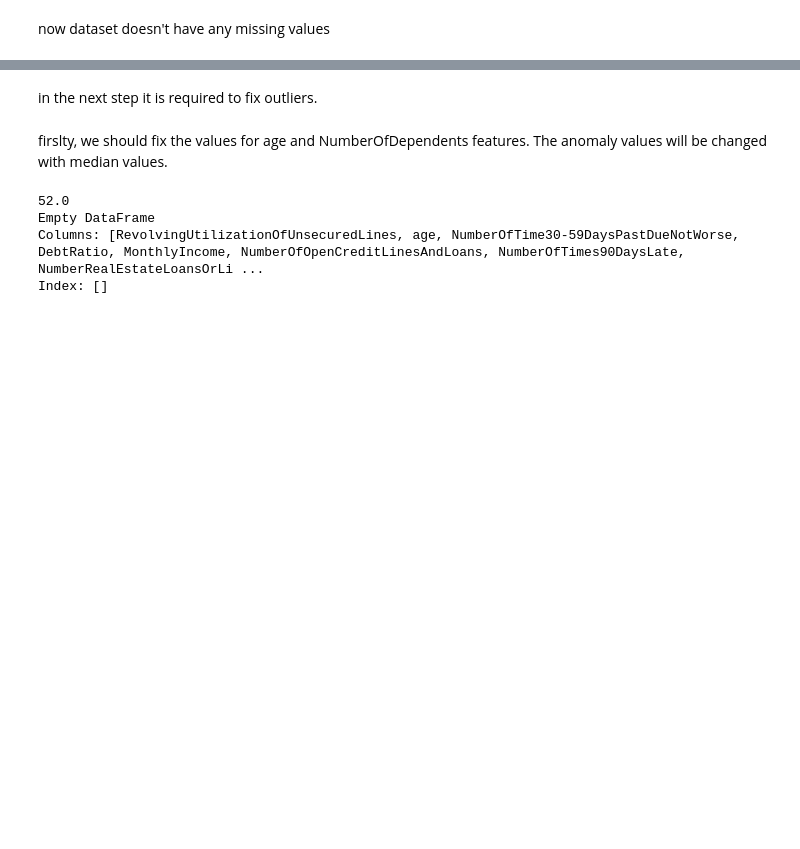
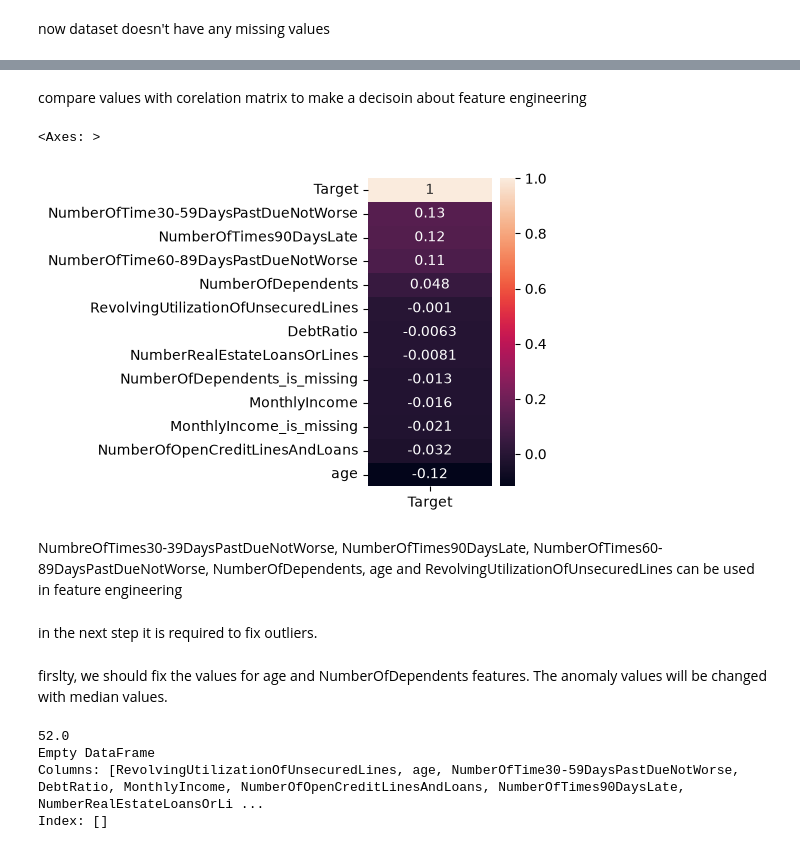
Before and after one commit to coretlwww/credit-risk-prediction, a Jupyter notebook: notebooks/02_preprocessing.ipynb, the cells around one changed output, grey strips where cells are left out. Saved outputs shown, nothing was run; the diff lists cells and outputs as text; code cells hidden in the pictures; blank space fills up the shorter version.

```diff
--- a/notebooks/02_preprocessing.ipynb
+++ b/notebooks/02_preprocessing.ipynb
@@ -122,3 +139,18 @@ now dataset doesn't have any missing values
+# %% [markdown]
+compare values with corelation matrix to make a decisoin about feature engineering
+# %%
+train_df = pd.DataFrame(x_train).copy()
+train_df["Target"] = y_train
+correlation_matrix = train_df.corr()
+
+single_corr = correlation_matrix[["Target"]].sort_values(by="Target", ascending=False)
+plt.figure(figsize=(2, 4))
+sns.heatmap(data=single_corr, annot=True)
+# %% [output]
+<Axes: >
+[figure, added]
+# %% [markdown]
+NumbreOfTimes30-39DaysPastDueNotWorse, NumberOfTimes90DaysLate, NumberOfTimes60-89DaysPastDueNotWorse, NumberOfDependents, age and RevolvingUtilizationOfUnsecuredLines can be used in feature engineering
 # %% [markdown]
 in the next step it is required to fix outliers.
 # %% [markdown]
```
Also changed, not shown: parts of 11 cells of this notebook, 1 other file.
